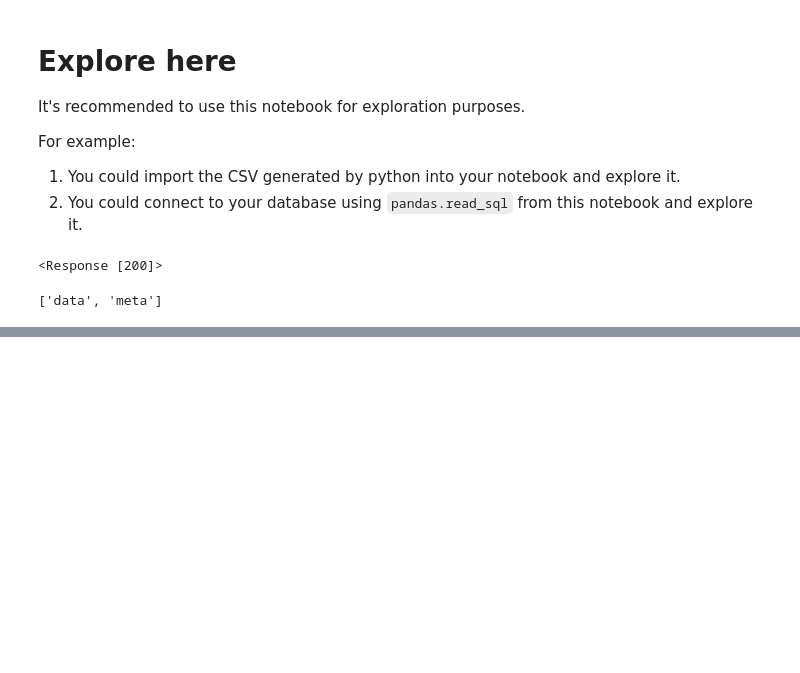
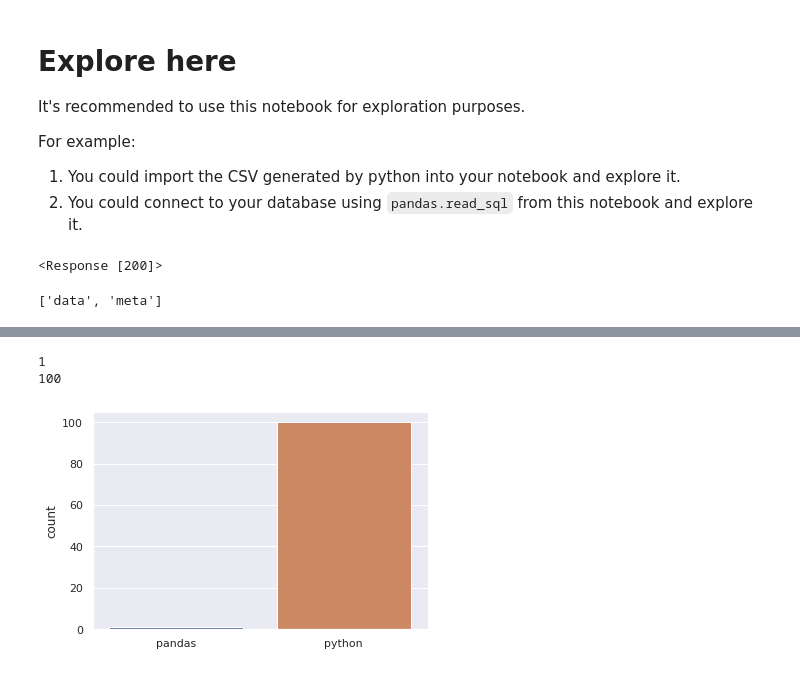
Before and after one commit to JuanAntonaccio/interacting-with-the-twitter-api-project-tutorial, a Jupyter notebook: src/explore.ipynb, the cells around one changed output, grey strips where cells are left out. Drawn from its saved outputs; the diff is of its cells as text; code cells hidden in the pictures; blank space fills up the shorter version.

```diff
--- a/src/explore.ipynb
+++ b/src/explore.ipynb
@@ -96,3 +99,50 @@ list(tweets_data[0])
+# %%
+#import re
+import re
+
+# crear la funcion para contar los tweets que contienen las palabras pandas y python
+# Aca definimos la funcion
+
+def palabra_en_tweet(pal,twt):
+    ret = 0
+    pal = pal.lower()
+    twt= twt.lower()
+    esta = re.search(pal,twt)
+    if esta:
+        ret=1
+    return ret
+# %%
+# Inicializamos unas listas para contar las palabras encontradas en los  tweets
+# iterrows sirve para iterar sobre filas en pandas
+
+[pan, pyt] = [0 , 0]
+
+# Vamos a iterar el en dataframe para saber si las palabras buscadas estan en los tweets que leimos
+
+for indice,fila in df.iterrows():
+    pan += palabra_en_tweet('pandas', fila['text'])
+    pyt += palabra_en_tweet('python', fila['text'])
+
+print(pan)
+print(pyt)
+# %% [output]
+1
+100
+# %%
+# Visualizar los datos
+import matplotlib.pyplot as plt
+import seaborn as sns
+
+sns.set(color_codes=True)
+
+# Lista de las eqiquetas para colocar
+cab = ['pandas','python']
+
+varx = sns.barplot(cab,[pan,pyt])
+varx.set(ylabel='count')
+plt.show()
+# %% [output]
+[figure, added]
 # %%
 # Example reading the SQL database from here
 
```
Also changed, not shown: parts of 4 cells of this notebook, 1 other file.
